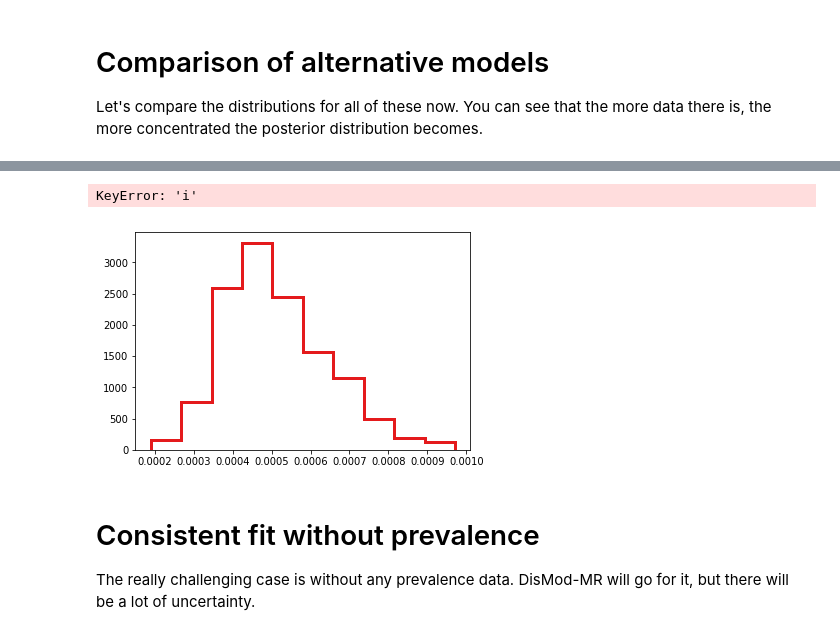
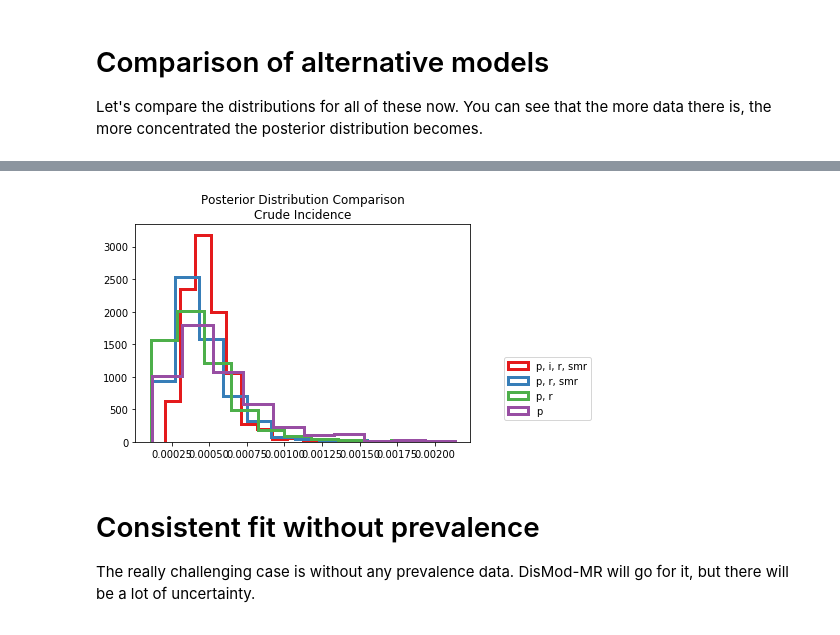
Before and after one commit to ihmeuw/dismod_mr, a Jupyter notebook: examples/few_data_types.ipynb, the cells around one changed output, grey strips where cells are left out. Saved outputs shown, nothing was run; the diff lists cells and outputs as text; code cells hidden in the pictures.

```diff
--- a/examples/few_data_types.ipynb
+++ b/examples/few_data_types.ipynb
@@ -152,13 +208,12 @@ KeyError: 'p'
 # %%
 for i, (label, model) in enumerate(models.items()):
     plt.hist(model.vars['i']['mu_age'].trace().mean(1), density=True, histtype='step',
          color=dismod_mr.plot.colors[i%4], linewidth=3, linestyle=['solid','dashed'][i//4],
          label=label)
-legend(loc=(1.1,.1)),
-title('Posterior Distribution Comparison\nCrude Incidence');
+plt.legend(loc=(1.1,.1))
+plt.title('Posterior Distribution Comparison\nCrude Incidence');
 # %% [output]
-KeyError: 'i'
-[figure, old version]
+[figure, new version]
 # %% [markdown]
 # Consistent fit without prevalence
 
```
Also changed, not shown: parts of 17 cells of this notebook, 7 other files.
